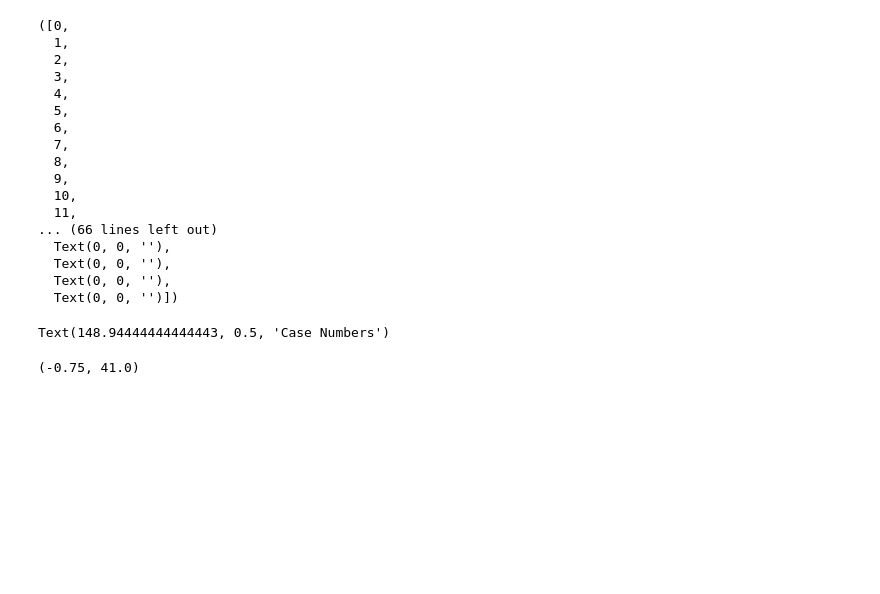
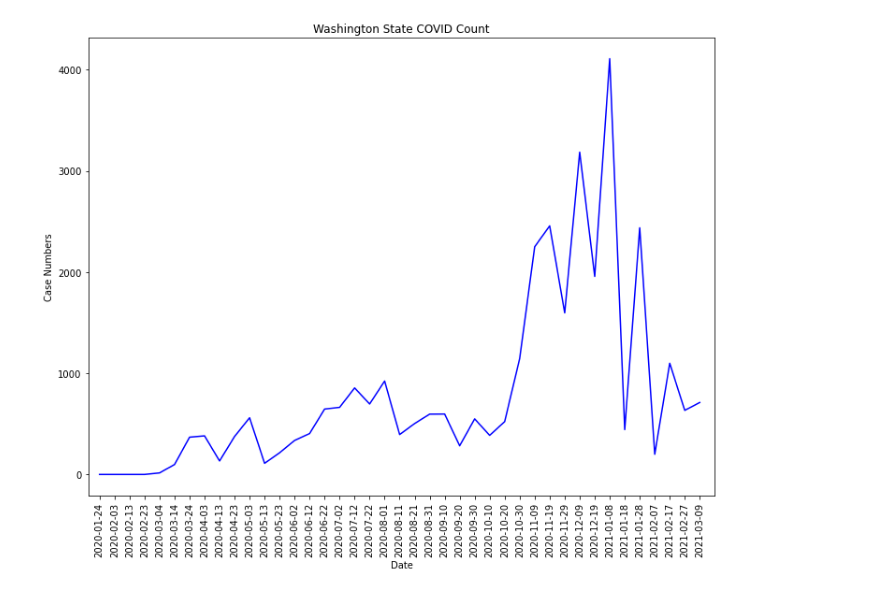
Before and after one commit to lguloy/Covid-Health-Trends, a Jupyter notebook: WA_Covid_Data/WA_Covid_Data_Cases.ipynb, the cells around one changed output. Drawn from its saved outputs; the diff is of its cells as text; code cells hidden in the pictures; blank space fills up the shorter version.

Commit message:
Update images to show all labels

```diff
--- a/WA_Covid_Data/WA_Covid_Data.ipynb
+++ b/WA_Covid_Data/WA_Covid_Data_Cases.ipynb
@@ -120,8 +121,18 @@ clean_df
 # %%
 #Create line plot to showcase the data
-plt.figure(figsize=(10, 3))
+plt.figure(figsize=(12, 9))
 case_count = plt.plot(clean_df['Date'], clean_df.loc[:, 'Case Count'], color="blue", label="Case Count")
-death_count = plt.plot(clean_df['Date'], clean_df.loc[:, 'Death Count'], color="red", label="Death Count")
 
-plt.xticks(rotation=45)
+plt.xticks(rotation=90);
+
+plt.title("Washington State COVID Count")
+plt.xlabel("Date")
+plt.ylabel("Case Numbers")
+
+#make it look better?
+plt.xlim(-0.75, len(clean_df['Date']))
+#plt.ylim(, max(clean_df["Case Count"])+10)
+
+#Export to image
+plt.savefig("WA_Case_Count.png")
 # %% [output]
@@ -130,29 +139 @@ plt.xticks(rotation=45)
-([0,
-  1,
-  2,
-  3,
-  4,
-  5,
-  6,
-  7,
-  8,
-  9,
-  10,
-  11,
-... (66 lines left out)
-  Text(0, 0, ''),
-  Text(0, 0, ''),
-  Text(0, 0, ''),
-  Text(0, 0, '')])
+[figure, added]
-# %%
-plt.title("Washington State COVID Count")
-plt.xlabel("Date")
-plt.ylabel("Case Numbers")
-# %% [output]
-Text(148.94444444444443, 0.5, 'Case Numbers')
-# %%
-#make it look better?
-plt.xlim(-0.75, len(clean_df['Date']))
-#plt.ylim(, max(clean_df["Case Count"])+10)
-# %% [output]
-(-0.75, 41.0)
```
Also changed, not shown: parts of 8 cells of this notebook, 3 other files.
